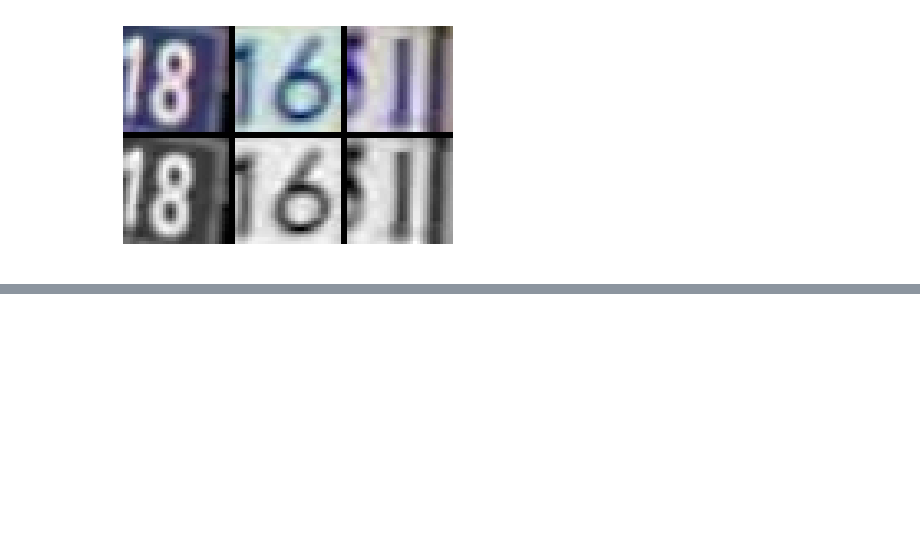
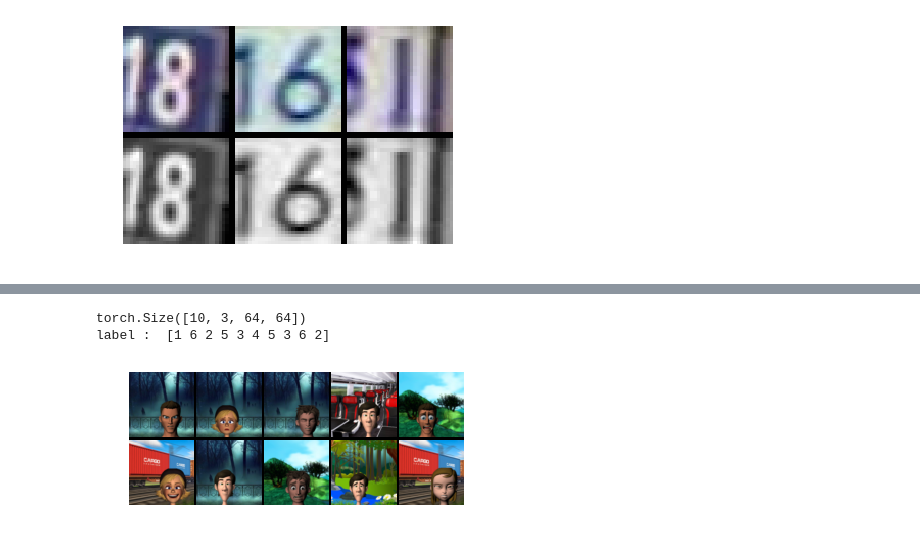
Before and after one commit to MarWit/nn_project, a Jupyter notebook: datasets_test.ipynb, the cells around one changed output, grey strips where cells are left out. Cells and saved outputs as stored; diff of their text form; code cells hidden in the pictures; blank space fills up the shorter version.

```diff
--- a/datasets_test.ipynb
+++ b/datasets_test.ipynb
@@ -191,0 +207,10 @@ print(i)
+# %%
+for a, b in (loader['extra']):
+    print (a.shape)
+    plotter.plot_mat(a.numpy())
+    print("label : " ,b.numpy())
+    break
+# %% [output]
+torch.Size([10, 3, 64, 64])
+label :  [1 6 2 5 3 4 5 3 6 2]
+[figure, added]
```
Also changed, not shown: parts of 4 cells of this notebook, 3 other files.
